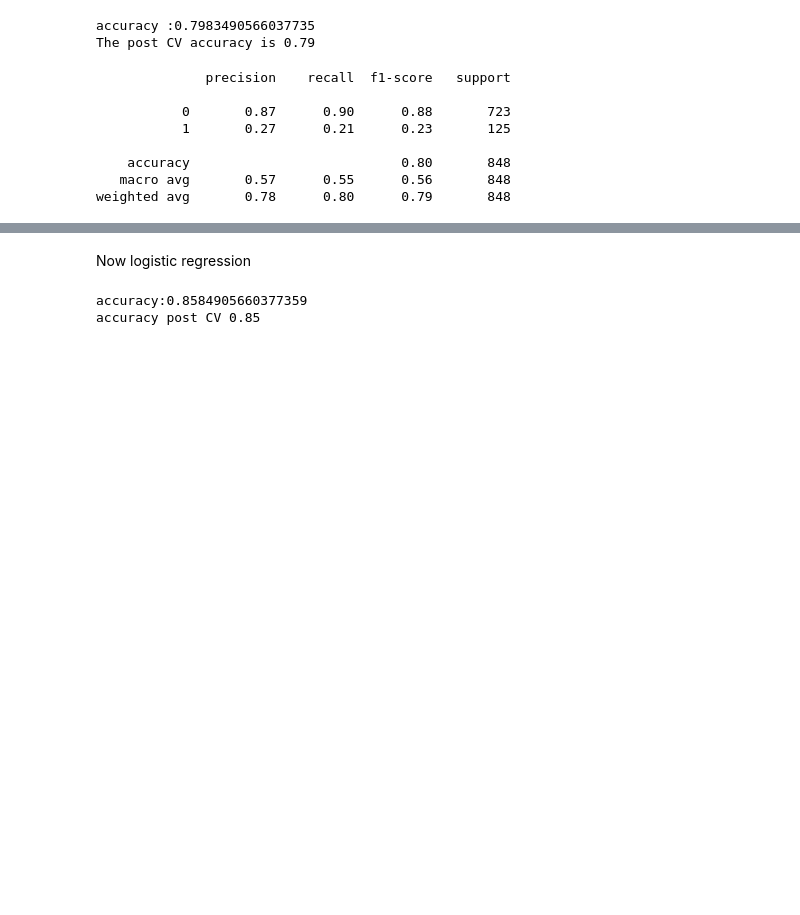
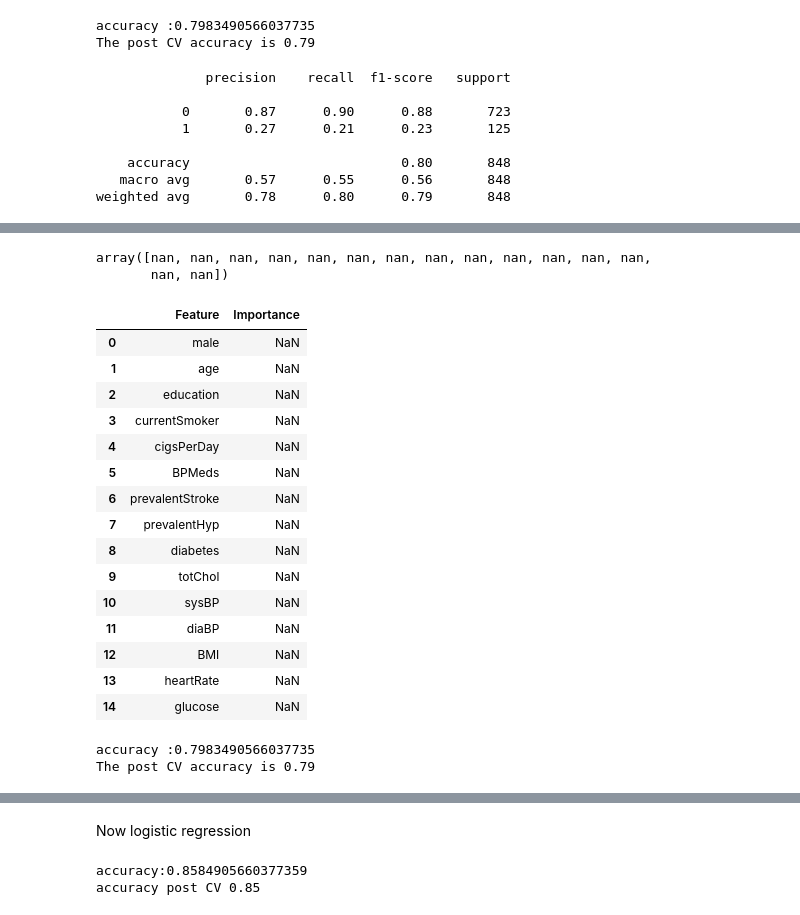
Before and after one commit to aubhishek/Project_notebooks, a Jupyter notebook: framingham-heart-disease-modeling_AZ_V2.ipynb, the cells around one changed output, grey strips where cells are left out. Cells and saved outputs as stored; diff of their text form; code cells hidden in the pictures; blank space fills up the shorter version.

```diff
--- a/framingham-heart-disease-modeling_AZ_V2.ipynb
+++ b/framingham-heart-disease-modeling_AZ_V2.ipynb
@@ -423,0 +450,45 @@ weighted avg       0.78      0.80      0.79       848
+# %%
+dt_fit.feature_importances_
+# %% [output]
+array([nan, nan, nan, nan, nan, nan, nan, nan, nan, nan, nan, nan, nan,
+       nan, nan])
+# %%
+#Calculate feature importance
+feature_importance_dt = dt_fit.feature_importances_
+
+# Create a DataFrame for feature importance
+importance_df_dt = pd.DataFrame({'Feature': feature_names, 'Importance': feature_importance_dt})
+
+# Sort the DataFrame by importance in descending order
+importance_df_dt = importance_df_dt.sort_values(by='Importance', ascending=False)
+importance_df_dt
+# %% [output]
+|  | Feature | Importance |
+| 0 | male | NaN |
+| 1 | age | NaN |
+| 2 | education | NaN |
+| 3 | currentSmoker | NaN |
+| 4 | cigsPerDay | NaN |
+| 5 | BPMeds | NaN |
+| 6 | prevalentStroke | NaN |
+| 7 | prevalentHyp | NaN |
+| 8 | diabetes | NaN |
+| 9 | totChol | NaN |
+| 10 | sysBP | NaN |
+| 11 | diaBP | NaN |
+| 12 | BMI | NaN |
+| 13 | heartRate | NaN |
+| 14 | glucose | NaN |
+# %%
+#Trying with random sedd
+dt_rs=DecisionTreeClassifier(random_state=42)
+dt_fit_rs= dt_rs.fit(xtrain,ytrain)
+#test for test dataset
+ypred_dt_rs=dt_fit_rs.predict(xtest)
+dt_accuracy_rs=accuracy_score(ytest,ypred_dt_rs)
+score_dt_rs = cross_val_score(dt_rs, xtrain, ytrain, cv = 30)
+print(f"accuracy :{dt_accuracy}")
+print(f"The post CV accuracy is {round(score_dt.mean(),2)}")
+# %% [output]
+accuracy :0.7983490566037735
+The post CV accuracy is 0.79
```
Also changed, not shown: parts of 13 cells of this notebook.
